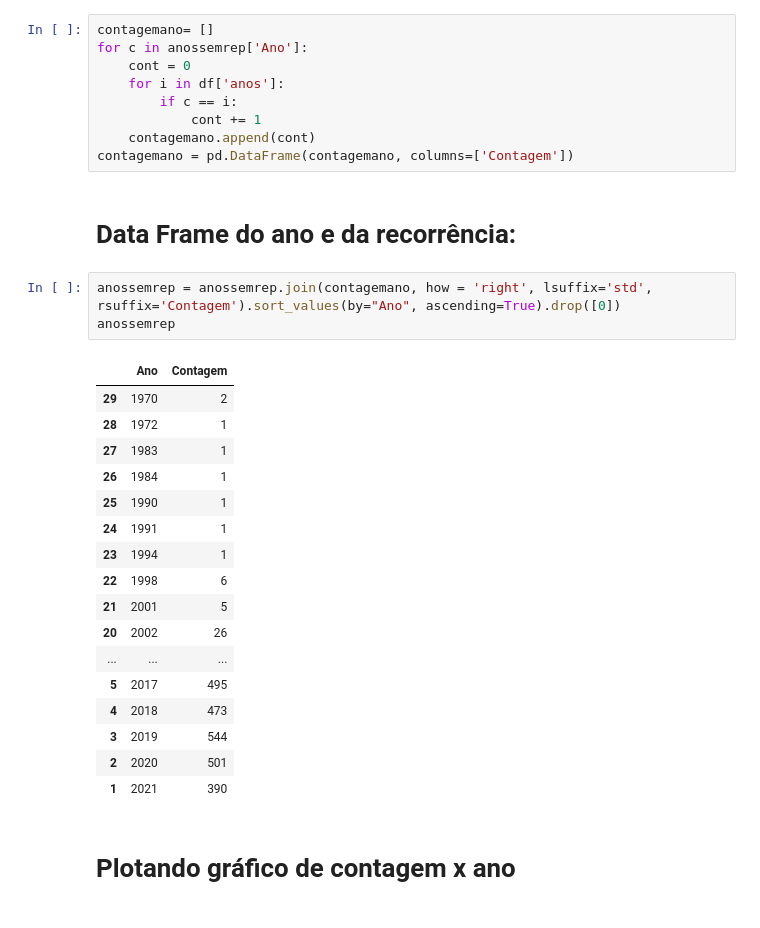
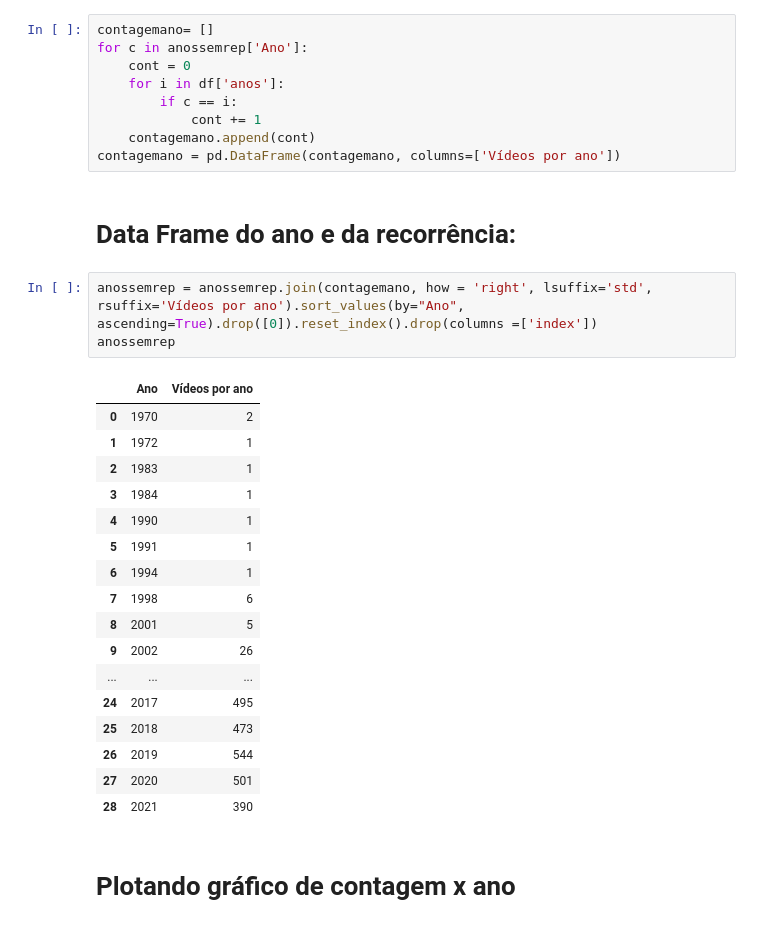
Before and after one commit to LuisHenriqueAL/Projeto_ICD, a Jupyter notebook: main.ipynb, the cells around one changed output. Cells and saved outputs as stored; diff of their text form.

```diff
--- a/main.ipynb
+++ b/main.ipynb
@@ -65,30 +65,30 @@ for c in anossemrep['Ano']:
         if c == i:
             cont += 1
     contagemano.append(cont)
-contagemano = pd.DataFrame(contagemano, columns=['Contagem'])
+contagemano = pd.DataFrame(contagemano, columns=['Vídeos por ano'])
 # %% [markdown]
 # Data Frame do ano e da recorrência:
 # %%
-anossemrep = anossemrep.join(contagemano, how = 'right', lsuffix='std', rsuffix='Contagem').sort_values(by="Ano", ascending=True).drop([0])
+anossemrep = anossemrep.join(contagemano, how = 'right', lsuffix='std', rsuffix='Vídeos por ano').sort_values(by="Ano", ascending=True).drop([0]).reset_index().drop(columns =['index'])
 anossemrep
 # %% [output]
-|  | Ano | Contagem |
-| 29 | 1970 | 2 |
-| 28 | 1972 | 1 |
-| 27 | 1983 | 1 |
-| 26 | 1984 | 1 |
-| 25 | 1990 | 1 |
-| 24 | 1991 | 1 |
-| 23 | 1994 | 1 |
-| 22 | 1998 | 6 |
-| 21 | 2001 | 5 |
-| 20 | 2002 | 26 |
+|  | Ano | Vídeos por ano |
+| 0 | 1970 | 2 |
+| 1 | 1972 | 1 |
+| 2 | 1983 | 1 |
+| 3 | 1984 | 1 |
+| 4 | 1990 | 1 |
+| 5 | 1991 | 1 |
+| 6 | 1994 | 1 |
+| 7 | 1998 | 6 |
+| 8 | 2001 | 5 |
+| 9 | 2002 | 26 |
 | ... | ... | ... |
-| 5 | 2017 | 495 |
-| 4 | 2018 | 473 |
-| 3 | 2019 | 544 |
-| 2 | 2020 | 501 |
-| 1 | 2021 | 390 |
+| 24 | 2017 | 495 |
+| 25 | 2018 | 473 |
+| 26 | 2019 | 544 |
+| 27 | 2020 | 501 |
+| 28 | 2021 | 390 |
 # %% [markdown]
 # Plotando gráfico de contagem x ano
 # %%
```
Also changed, not shown: parts of 6 cells of this notebook.
